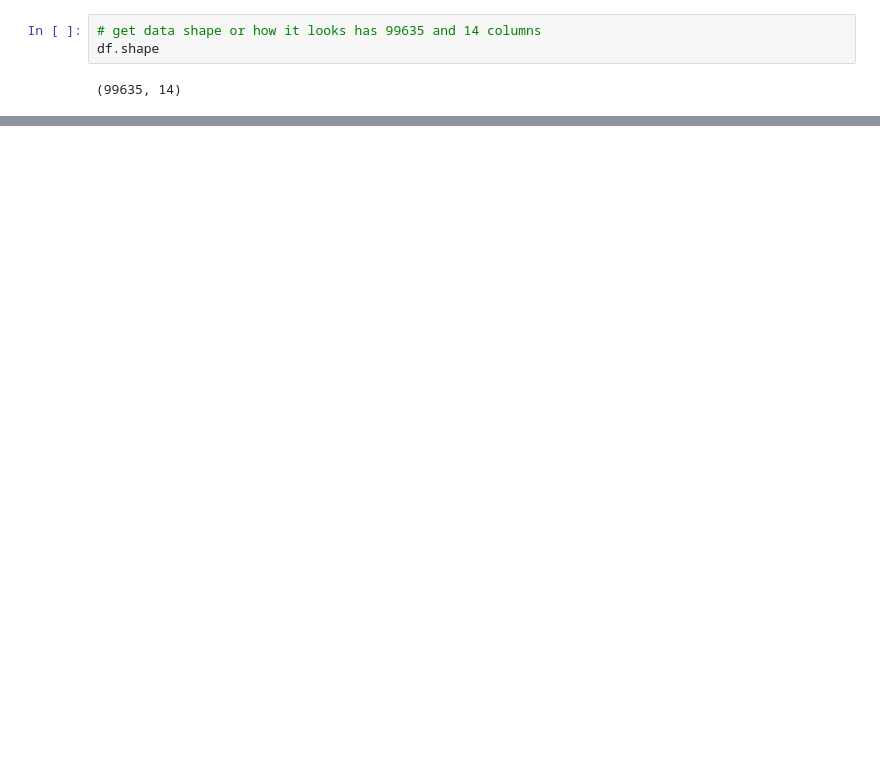
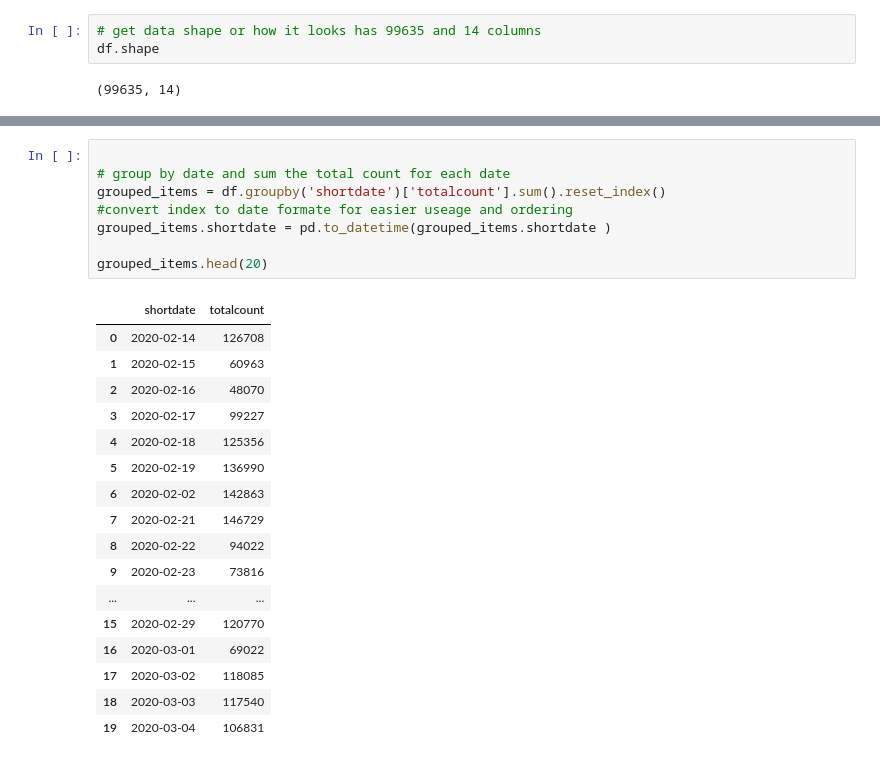
Before and after one commit to Gsirron/DataScience-sydney-pedestrians, a Jupyter notebook: Covid_activity.ipynb, the cells around one changed output, grey strips where cells are left out. Cells and saved outputs as stored; diff of their text form; blank space fills up the shorter version.

```diff
--- a/Covid_activity.ipynb
+++ b/Covid_activity.ipynb
@@ -107,0 +85,26 @@ AttributeError: 'DataFrame' object has no attribute 'shortdate'
+# %%
+
+# group by date and sum the total count for each date
+grouped_items = df.groupby('shortdate')['totalcount'].sum().reset_index()
+#convert index to date formate for easier useage and ordering
+grouped_items.shortdate = pd.to_datetime(grouped_items.shortdate )
+
+grouped_items.head(20)
+# %% [output]
+|  | shortdate | totalcount |
+| 0 | 2020-02-14 | 126708 |
+| 1 | 2020-02-15 | 60963 |
+| 2 | 2020-02-16 | 48070 |
+| 3 | 2020-02-17 | 99227 |
+| 4 | 2020-02-18 | 125356 |
+| 5 | 2020-02-19 | 136990 |
+| 6 | 2020-02-02 | 142863 |
+| 7 | 2020-02-21 | 146729 |
+| 8 | 2020-02-22 | 94022 |
+| 9 | 2020-02-23 | 73816 |
+| ... | ... | ... |
+| 15 | 2020-02-29 | 120770 |
+| 16 | 2020-03-01 | 69022 |
+| 17 | 2020-03-02 | 118085 |
+| 18 | 2020-03-03 | 117540 |
+| 19 | 2020-03-04 | 106831 |
```
Also changed, not shown: parts of 11 cells of this notebook.
